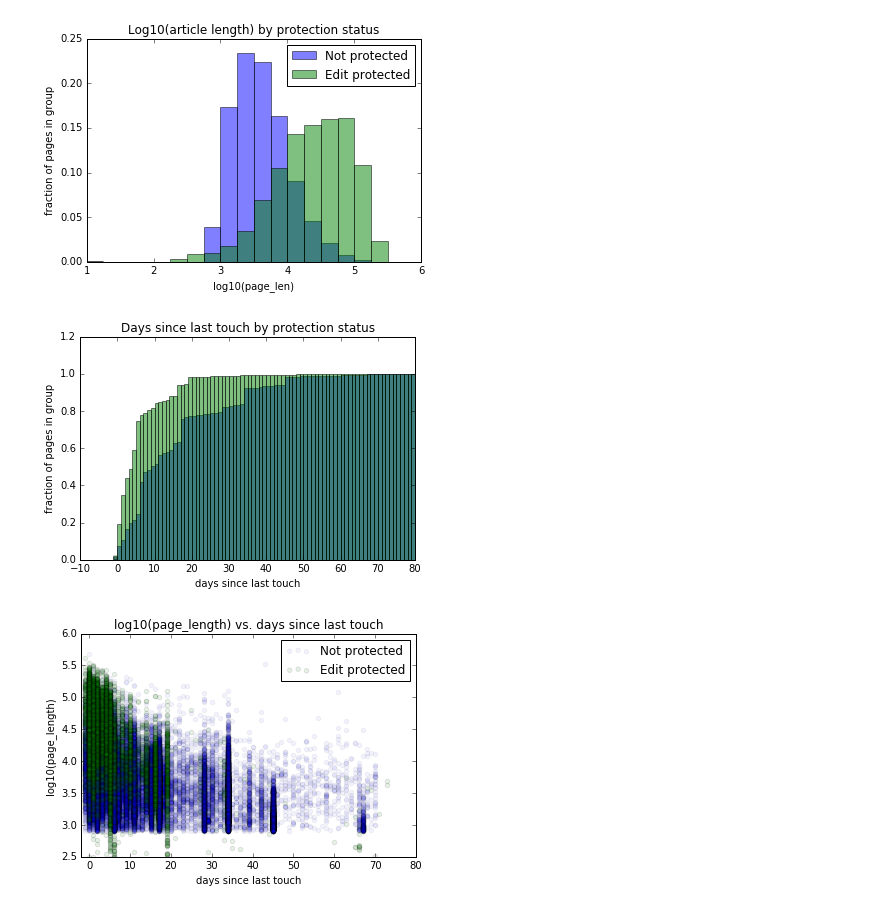
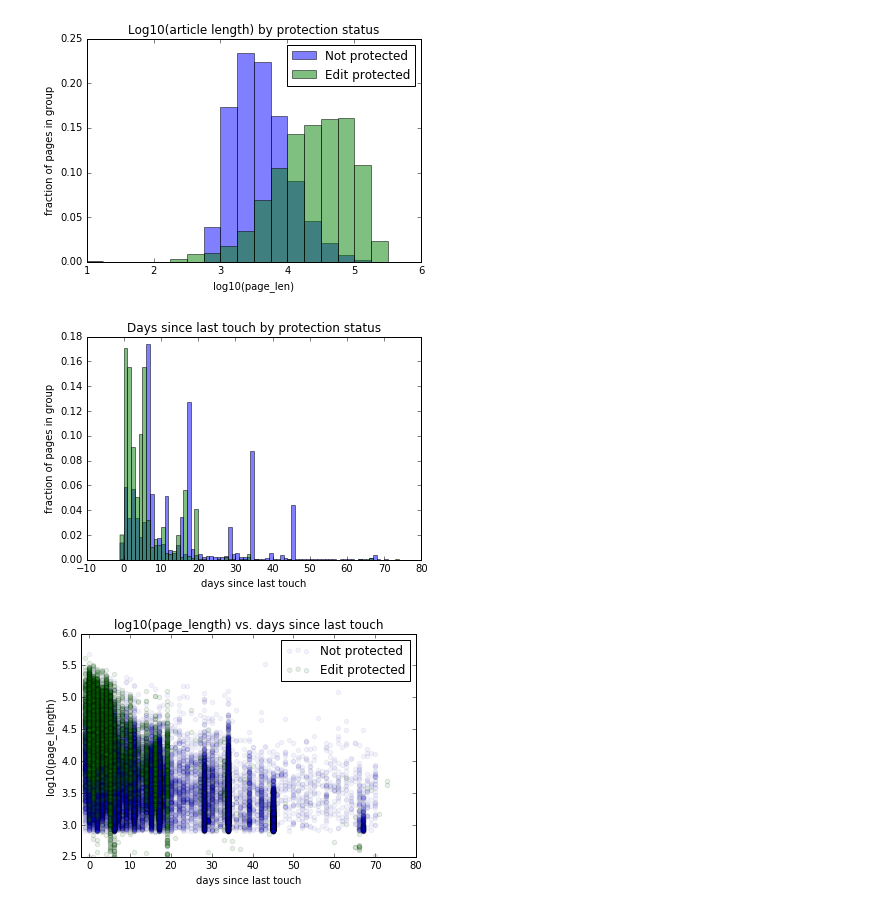
Before and after one commit to dekedor/AtRiskWiki, a Jupyter notebook: BasicMetaAnalysis/LengthAndTimeSinceLastEdit.ipynb, the cells around one changed output. Saved outputs shown, nothing was run; the diff lists cells and outputs as text; code cells hidden in the pictures.

```diff
--- a/BasicMetaAnalysis/LengthAndTimeSinceLastEdit.ipynb
+++ b/BasicMetaAnalysis/LengthAndTimeSinceLastEdit.ipynb
@@ -98,17 +98,17 @@ plt.show()
 # %%
 bins = np.arange(-1,81,1)
 
 for name,group in grouped_by_ep:
     timeElapsedSinceTouch = (group['page_info_pulled'] - group['page_touched']) / np.timedelta64(1,"D")
     weights = np.ones_like(timeElapsedSinceTouch)/len(timeElapsedSinceTouch)
-    plt.hist(timeElapsedSinceTouch,alpha=0.5,bins=bins,weights=weights,label=labels[name],cumulative=True)
+    plt.hist(timeElapsedSinceTouch,alpha=0.5,bins=bins,weights=weights,label=labels[name])
 
 plt.title("Days since last touch by protection status")
 plt.ylabel("fraction of pages in group")
 plt.xlabel("days since last touch")
 plt.show()
 # %% [output]
-[figure, old version]
+[figure, new version]
 # %%
 colors = ['b','g']
 alphas = [0.05,0.1]
```
Also changed, not shown: 7 other files.
